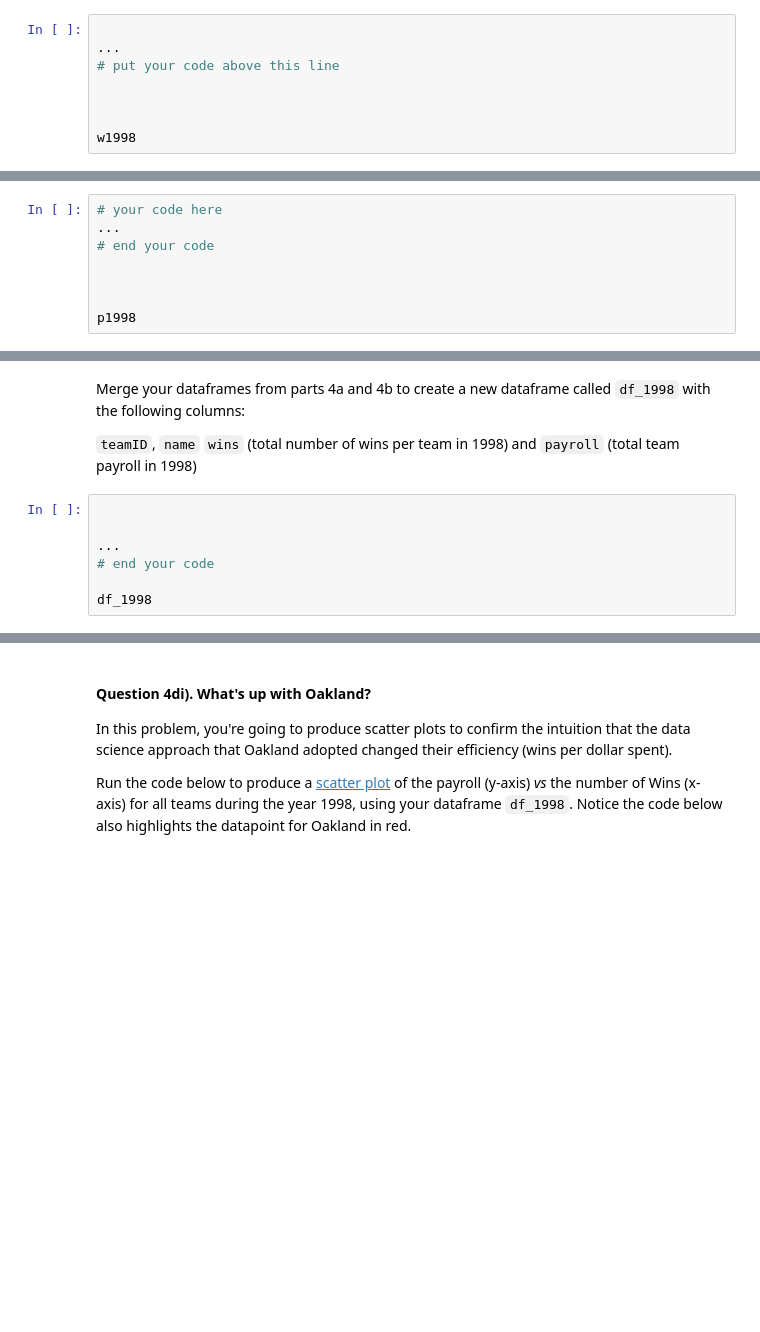
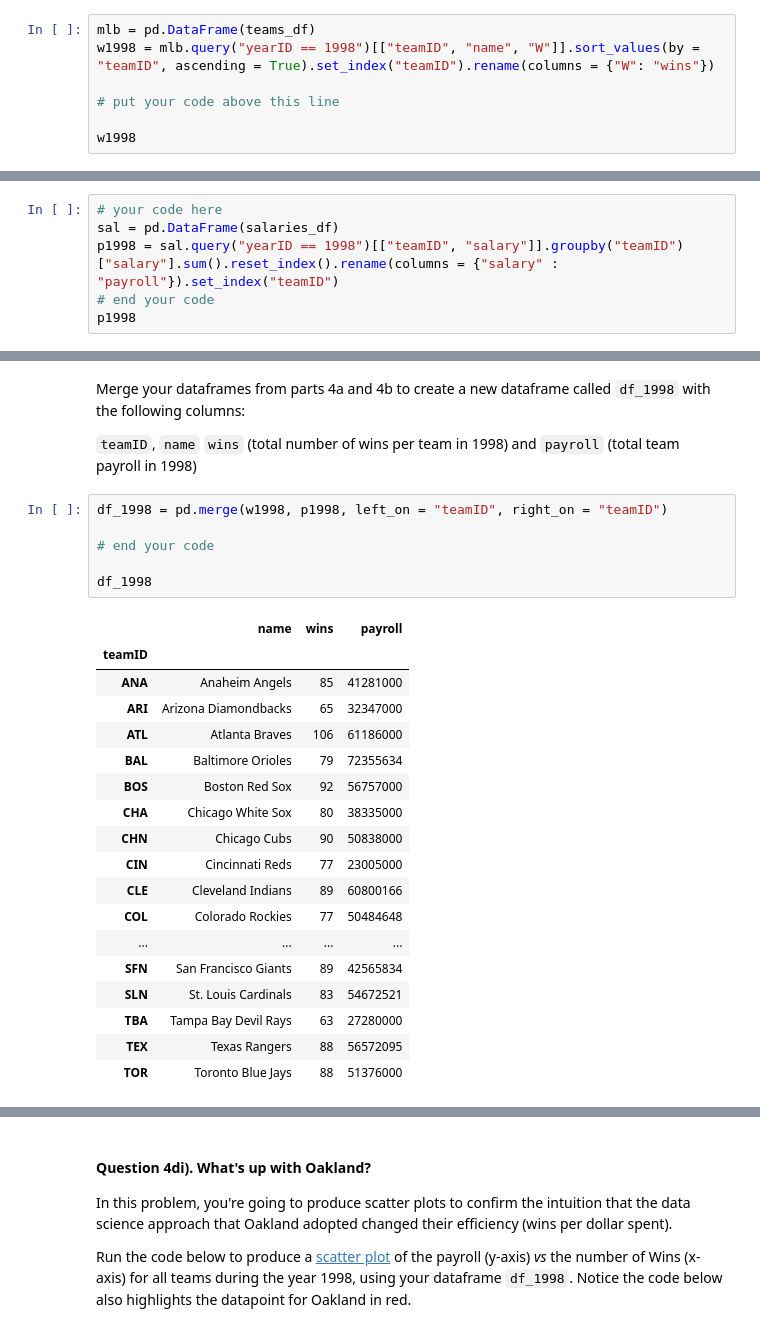
Before and after one commit to QuantumCompiler/CSPB-3022-Introduction-To-Data-Science-With-Probability-And-Statistics, a Jupyter notebook: CSPB 3022 - Assignments/CSPB 3022 - Assignment 3 - Exploratory Data Analysis And Visualization/Assignment 3 - Exploratory Data Analysis And Visualization.ipynb, the cells around one changed output, grey strips where cells are left out. Saved outputs shown, nothing was run; the diff lists cells and outputs as text; blank space fills up the shorter version.

```diff
--- a/CSPB 3022 - Assignments/CSPB 3022 - Assignment 3 - Exploratory Data Analysis And Visualization/Assignment 3 - Exploratory Data Analysis And Visualization.ipynb
+++ b/CSPB 3022 - Assignments/CSPB 3022 - Assignment 3 - Exploratory Data Analysis And Visualization/Assignment 3 - Exploratory Data Analysis And Visualization.ipynb
@@ -750,11 +750,10 @@ Be sure to rename the "W" column to "wins".
 
 Note that the index is `teamID`.
 # %%
+mlb = pd.DataFrame(teams_df)
+w1998 = mlb.query("yearID == 1998")[["teamID", "name", "W"]].sort_values(by = "teamID", ascending = True).set_index("teamID").rename(columns = {"W": "wins"})
 
-...
 # put your code above this line
 
-
-
 w1998
 # %% [output]
@@ -793,9 +817,7 @@ For example, the first 3 rows of your DataFrame should be:
 |**ATL**   | 61186000|
 # %%
 # your code here
-...
+sal = pd.DataFrame(salaries_df)
+p1998 = sal.query("yearID == 1998")[["teamID", "salary"]].groupby("teamID")["salary"].sum().reset_index().rename(columns = {"salary" : "payroll"}).set_index("teamID")
 # end your code
-
-
-
 p1998
@@ -819,11 +866,29 @@ Merge your dataframes from parts 4a and 4b to create a new dataframe called `df_
 
 `teamID`, `name` `wins` (total number of wins per team in 1998) and `payroll` (total team payroll in 1998)
 # %%
+df_1998 = pd.merge(w1998, p1998, left_on = "teamID", right_on = "teamID")
 
-
-...
 # end your code
 
 df_1998
+# %% [output]
+|  | name | wins | payroll |
+| teamID |  |  |  |
+| ANA | Anaheim Angels | 85 | 41281000 |
+| ARI | Arizona Diamondbacks | 65 | 32347000 |
+| ATL | Atlanta Braves | 106 | 61186000 |
+| BAL | Baltimore Orioles | 79 | 72355634 |
+| BOS | Boston Red Sox | 92 | 56757000 |
+| CHA | Chicago White Sox | 80 | 38335000 |
+| CHN | Chicago Cubs | 90 | 50838000 |
+| CIN | Cincinnati Reds | 77 | 23005000 |
+| CLE | Cleveland Indians | 89 | 60800166 |
+| COL | Colorado Rockies | 77 | 50484648 |
+| ... | ... | ... | ... |
+| SFN | San Francisco Giants | 89 | 42565834 |
+| SLN | St. Louis Cardinals | 83 | 54672521 |
+| TBA | Tampa Bay Devil Rays | 63 | 27280000 |
+| TEX | Texas Rangers | 88 | 56572095 |
+| TOR | Toronto Blue Jays | 88 | 51376000 |
 # %%
 grader.check("q4c")
```
Also changed, not shown: parts of 14 cells of this notebook, 1 other file.
